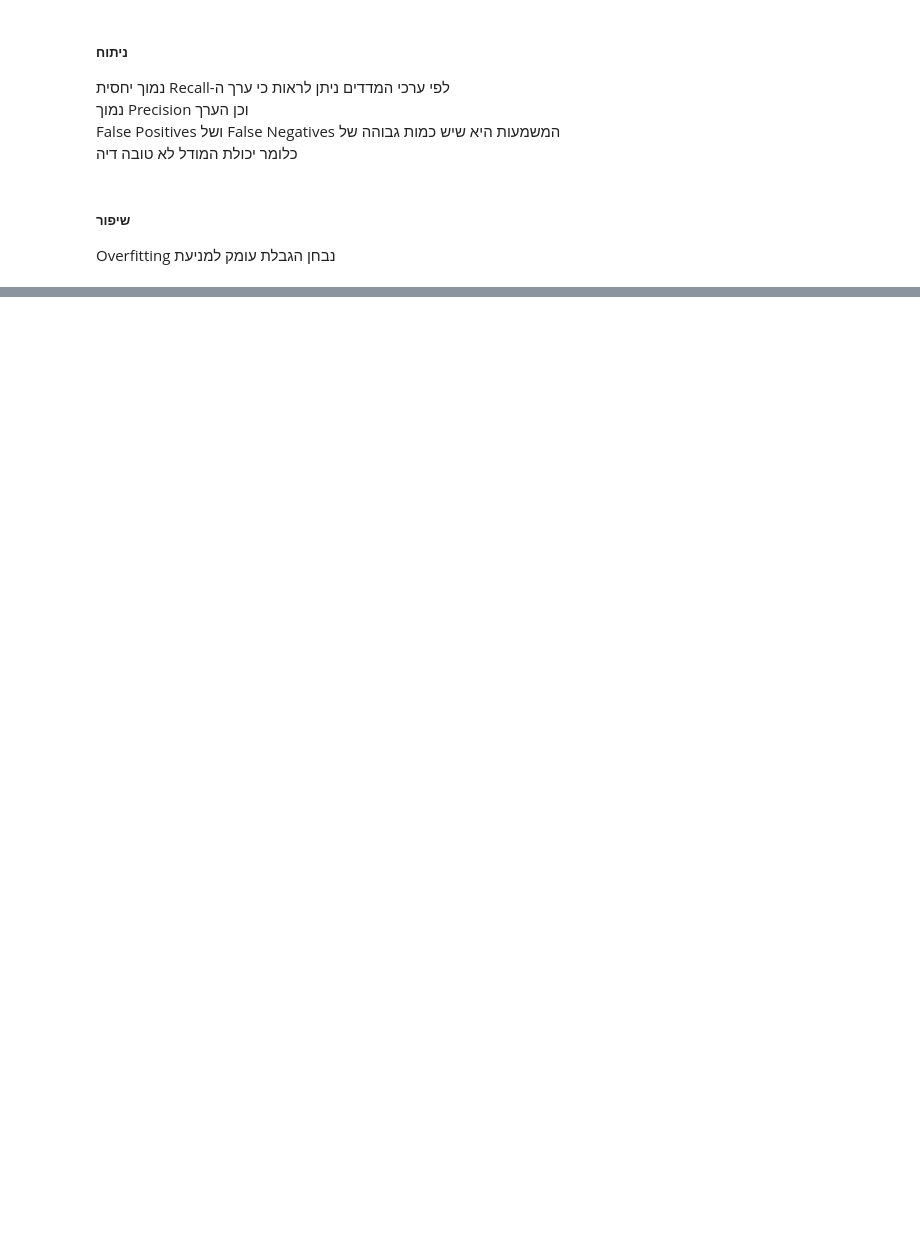
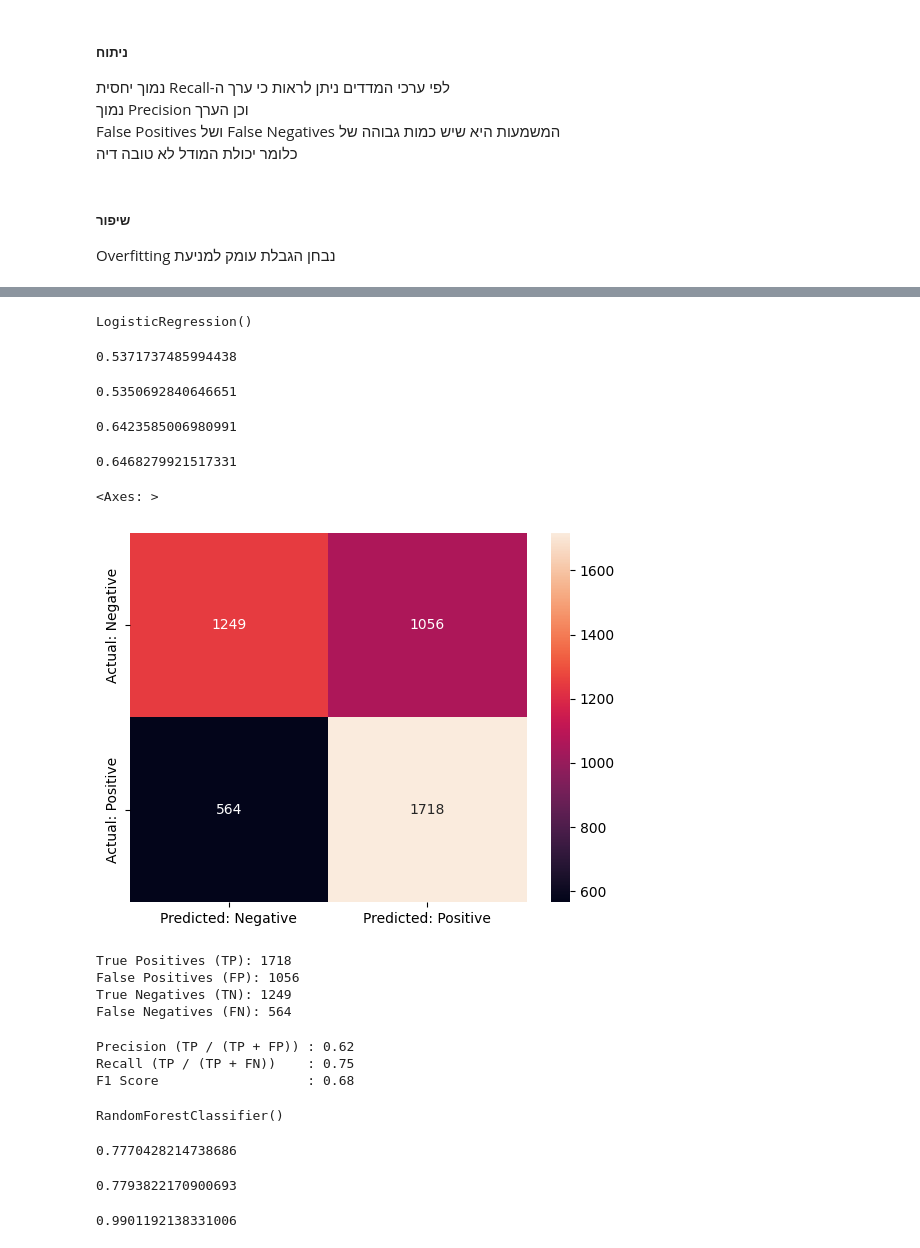
Before and after one commit to chagit3266/phishing-email-detector-ml, a Jupyter notebook: index.ipynb, the cells around one changed output, grey strips where cells are left out. Drawn from its saved outputs; the diff is of its cells as text; code cells hidden in the pictures; blank space fills up the shorter version.

Commit message:
Continue model training

```diff
--- a/index.ipynb
+++ b/index.ipynb
@@ -223,0 +325,3 @@ clf_3.fit(X_train,y_train)
+# %%
+# ערבוב נתונים
+balanced_df = balanced_df.sample(frac=1, random_state=42).reset_index(drop=True)
@@ -223,0 +335,3 @@ clf_3.fit(X_train,y_train)
+# %%
+X_b,y_b=balanced_df.drop(columns='label'),balanced_df['label']
+X_train_b, X_test_b, y_train_b, y_test_b =train_test_split(X_b,y_b,test_size=0.33, random_state=42)
@@ -223,0 +340,71 @@ clf_3.fit(X_train,y_train)
+# %%
+clf_5=LogisticRegression()
+clf_5.fit(X_train_b, y_train_b)
+# %% [output]
+LogisticRegression()
+# %%
+clf_5.score(X_train, y_train)
+# %% [output]
+0.5371737485994438
+# %%
+clf_5.score(X_test,y_test)
+# %% [output]
+0.5350692840646651
+# %%
+clf_5.score(X_train_b, y_train_b)
+# %% [output]
+0.6423585006980991
+# %%
+clf_5.score(X_test_b,y_test_b)
+# %% [output]
+0.6468279921517331
+# %%
+c_matrix_5=confusion_matrix(y_test_b, clf_5.predict(X_test_b))
+# %%
+sns.heatmap(c_matrix_5, annot=True, fmt='g',
+            xticklabels=["Predicted: Negative", "Predicted: Positive"], # תחזית של המודל
+            yticklabels=["Actual: Negative", "Actual: Positive"])    # ערכי האמת
+# %% [output]
+<Axes: >
+[figure, added]
+# %%
+tn_5, fp_5, fn_5, tp_5 = c_matrix_5.ravel()
+
+print(f"True Positives (TP): {tp_5}")
+print(f"False Positives (FP): {fp_5}")
+print(f"True Negatives (TN): {tn_5}")
+print(f"False Negatives (FN): {fn_5}")
+# %% [output]
+True Positives (TP): 1718
+False Positives (FP): 1056
+True Negatives (TN): 1249
+False Negatives (FN): 564
+# %%
+precision_5 = tp_5 / (tp_5 + fp_5)
+recall_5 = tp_5 / (tp_5 + fn_5)
+f1_5 = 2 * (precision_5 * recall_5) / (precision_5 + recall_5)
+
+print(f"Precision (TP / (TP + FP)) : {precision_5:.2f}")
+print(f"Recall (TP / (TP + FN))    : {recall_5:.2f}")
+print(f"F1 Score                   : {f1_5:.2f}")
+# %% [output]
+Precision (TP / (TP + FP)) : 0.62
+Recall (TP / (TP + FN))    : 0.75
+F1 Score                   : 0.68
+# %%
+clf_5=RandomForestClassifier()
+clf_5.fit(X_train_b, y_train_b)
+# %% [output]
+RandomForestClassifier()
+# %%
+clf_5.score(X_train, y_train)
+# %% [output]
+0.7770428214738686
+# %%
+clf_5.score(X_test,y_test)
+# %% [output]
+0.7793822170900693
+# %%
+clf_5.score(X_train_b, y_train_b)
+# %% [output]
+0.9901192138331006
```
Also changed, not shown: parts of 24 cells of this notebook.
